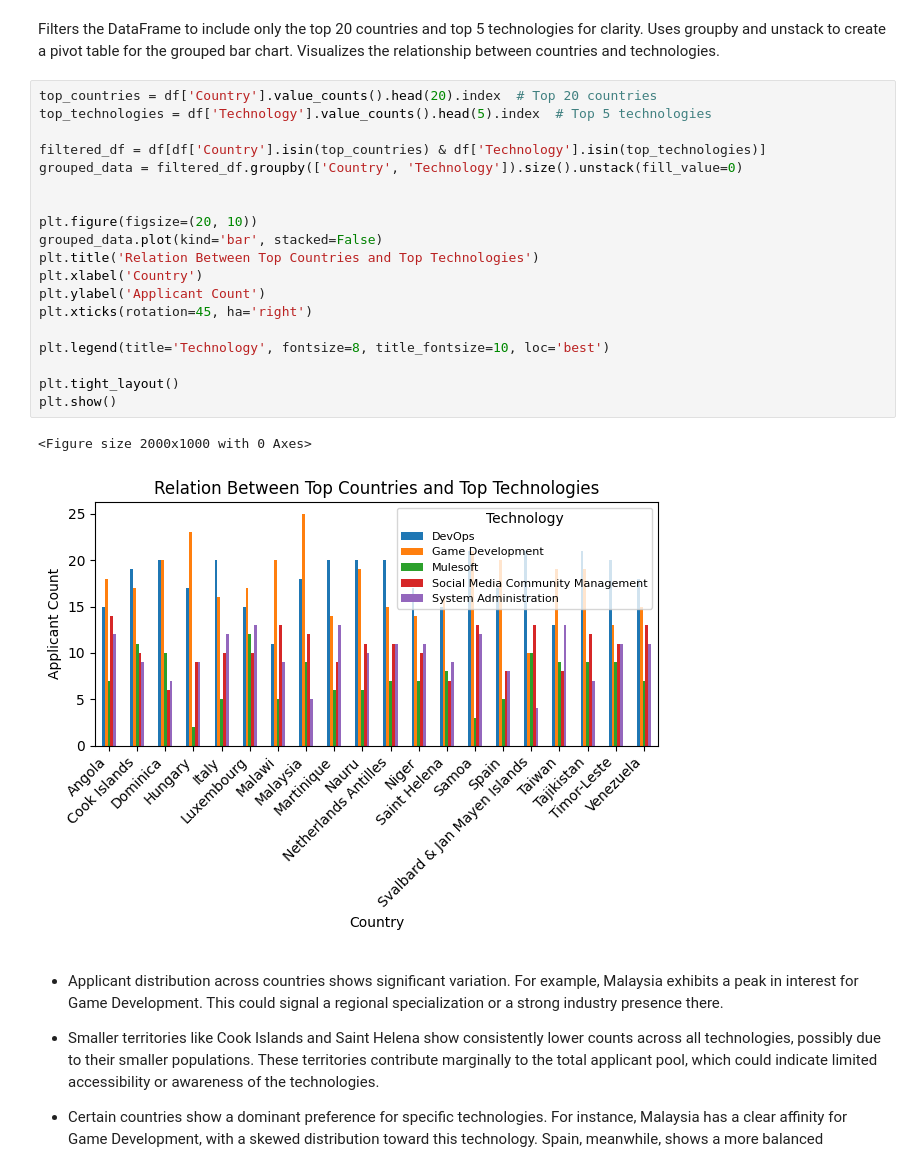
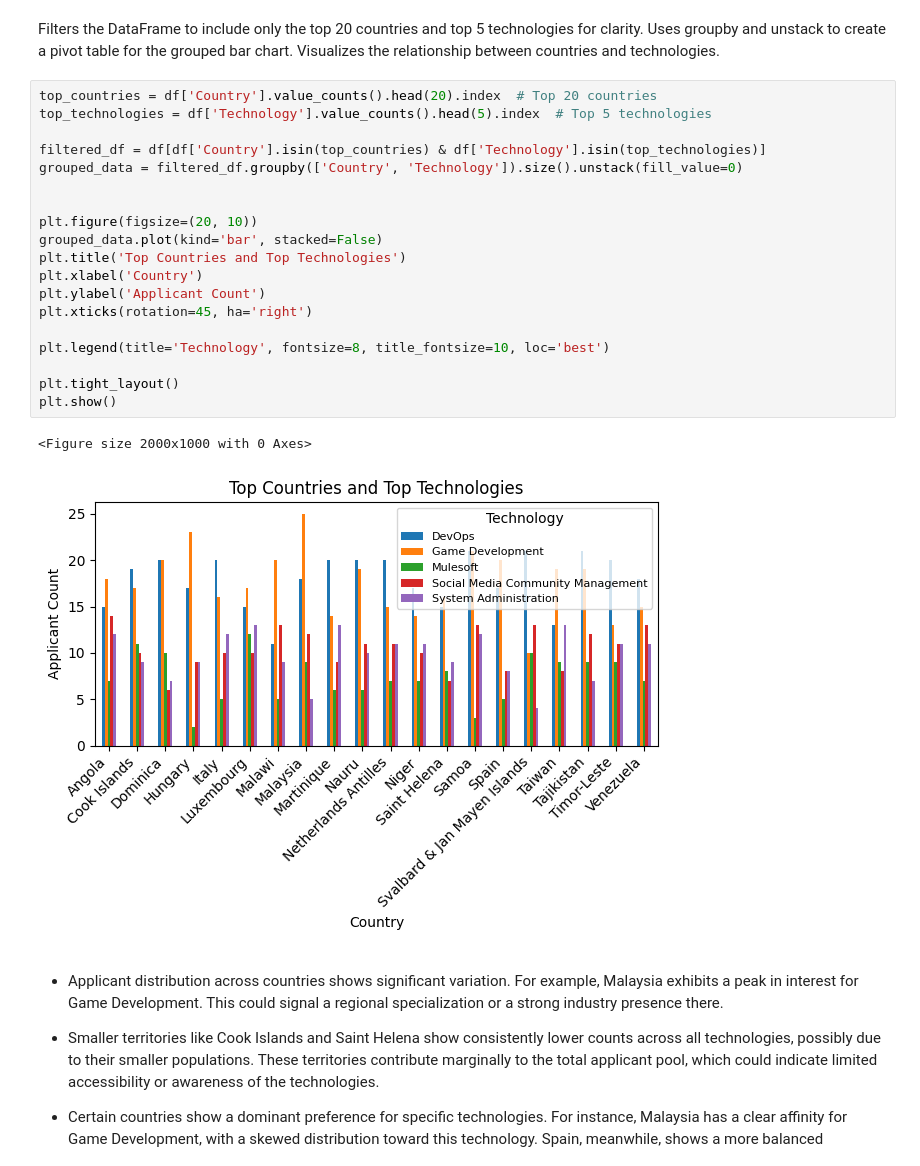
Before and after one commit to ntlg72/etl-ws-1, a Jupyter notebook: notebooks/001_eda.ipynb, the cells around one changed output. Drawn from its saved outputs; the diff is of its cells as text.

```diff
--- a/notebooks/001_eda.ipynb
+++ b/notebooks/001_eda.ipynb
@@ -209,25 +209,25 @@ Visualizes the relationship between countries and technologies.
 # %%
 top_countries = df['Country'].value_counts().head(20).index  # Top 20 countries
 top_technologies = df['Technology'].value_counts().head(5).index  # Top 5 technologies
 
 filtered_df = df[df['Country'].isin(top_countries) & df['Technology'].isin(top_technologies)]
 grouped_data = filtered_df.groupby(['Country', 'Technology']).size().unstack(fill_value=0)
 
 
 plt.figure(figsize=(20, 10))
 grouped_data.plot(kind='bar', stacked=False)
-plt.title('Relation Between Top Countries and Top Technologies')
+plt.title('Top Countries and Top Technologies')
 plt.xlabel('Country')
 plt.ylabel('Applicant Count')
 plt.xticks(rotation=45, ha='right')
 
 plt.legend(title='Technology', fontsize=8, title_fontsize=10, loc='best')
 
 plt.tight_layout()
 plt.show()
 # %% [output]
 <Figure size 2000x1000 with 0 Axes>
-[figure, old version]
+[figure, new version]
 # %% [markdown]
 - Applicant distribution across countries shows significant variation. For example, Malaysia exhibits a peak in interest for Game Development. This could signal a regional specialization or a strong industry presence there.
 
```
